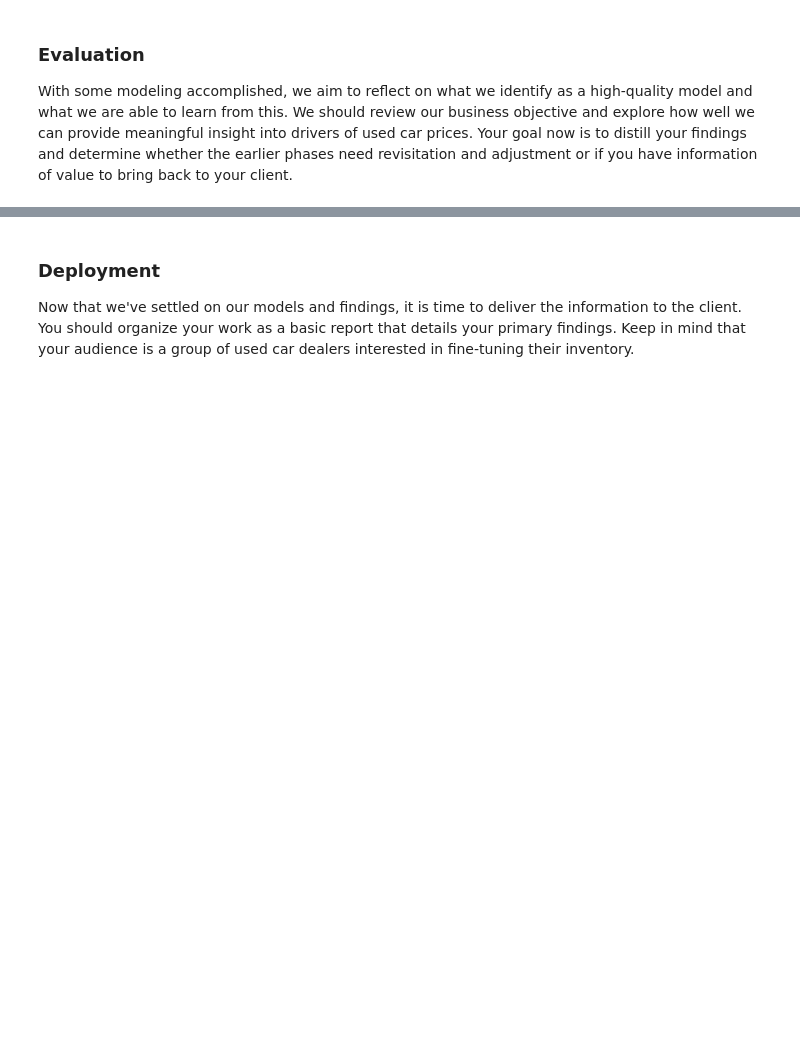
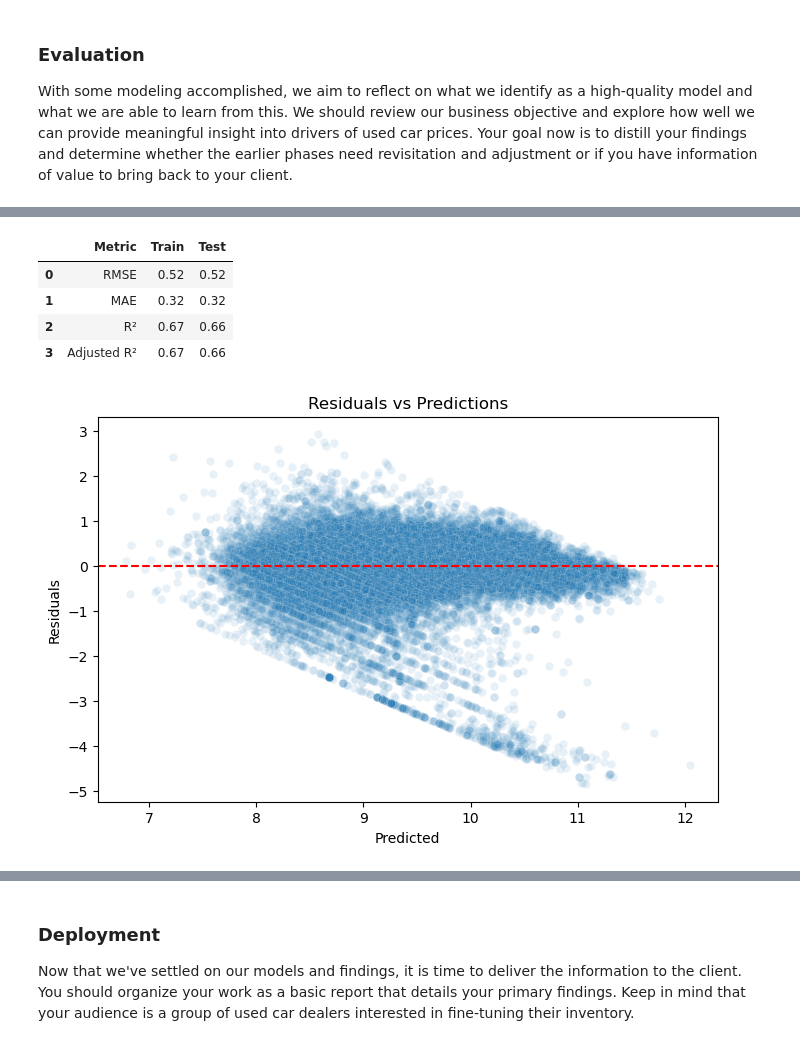
Before and after one commit to RT-Prog/ML_Learn_1, a Jupyter notebook: CarSalesPredictor/prompt_II.ipynb, the cells around one changed output, grey strips where cells are left out. Drawn from its saved outputs; the diff is of its cells as text; code cells hidden in the pictures; blank space fills up the shorter version.

Commit message:
Modeling - Completed and Final Deployment report added to the ipynb file

```diff
--- a/CarSalesPredictor/prompt_II.ipynb
+++ b/CarSalesPredictor/prompt_II.ipynb
@@ -1488,0 +1550,76 @@ With some modeling accomplished, we aim to reflect on what we identify as a high
+# %%
+# prepare and visualize selected model performance
+
+final_train_preds = best_ridge.predict(X_train)
+final_test_preds = best_ridge.predict(X_test)
+
+final_train_rmse = np.sqrt(mean_squared_error(y_train, final_train_preds))
+final_test_rmse = np.sqrt(mean_squared_error(y_test, final_test_preds))
+final_train_mae = mean_absolute_error(y_train, final_train_preds)
+final_test_mae = mean_absolute_error(y_test, final_test_preds)
+final_train_r2 = r2_score(y_train, final_train_preds)
+final_test_r2 = r2_score(y_test, final_test_preds)
+
+n_train = X_train.shape[0]
+n_test = X_test.shape[0]
+
+p = len(ridge_feature_names)
+
+final_train_adj_r2 = 1 - ((1 - final_train_r2) * (n_train - 1) / (n_train - p - 1))
+final_test_adj_r2 = 1 - ((1 - final_test_r2) * (n_test - 1) / (n_test - p - 1))
+
+final_metrics = pd.DataFrame({
+
+    "Metric": [
+        "RMSE",
+        "MAE",
+        "R²",
+        "Adjusted R²"
+    ],
+
+    "Train": [
+        final_train_rmse,
+        final_train_mae,
+        final_train_r2,
+        final_train_adj_r2
+    ],
+
+    "Test": [
+        final_test_rmse,
+        final_test_mae,
+        final_test_r2,
+        final_test_adj_r2
+    ]
+
+})
+
+display(final_metrics)
+
+final_residuals = y_test - final_test_preds
+
+plt.figure(figsize=(8, 5))
+
+sns.scatterplot(
+    x=final_test_preds,
+    y=final_residuals,
+    alpha=0.1
+)
+
+plt.axhline(
+    y=0,
+    color="red",
+    linestyle="--"
+)
+
+plt.title("Residuals vs Predictions")
+plt.xlabel("Predicted")
+plt.ylabel("Residuals")
+
+plt.show()
+# %% [output]
+|  | Metric | Train | Test |
+| 0 | RMSE | 0.52 | 0.52 |
+| 1 | MAE | 0.32 | 0.32 |
+| 2 | R² | 0.67 | 0.66 |
+| 3 | Adjusted R² | 0.67 | 0.66 |
+[figure, added]
```
Also changed, not shown: parts of 8 cells of this notebook.
